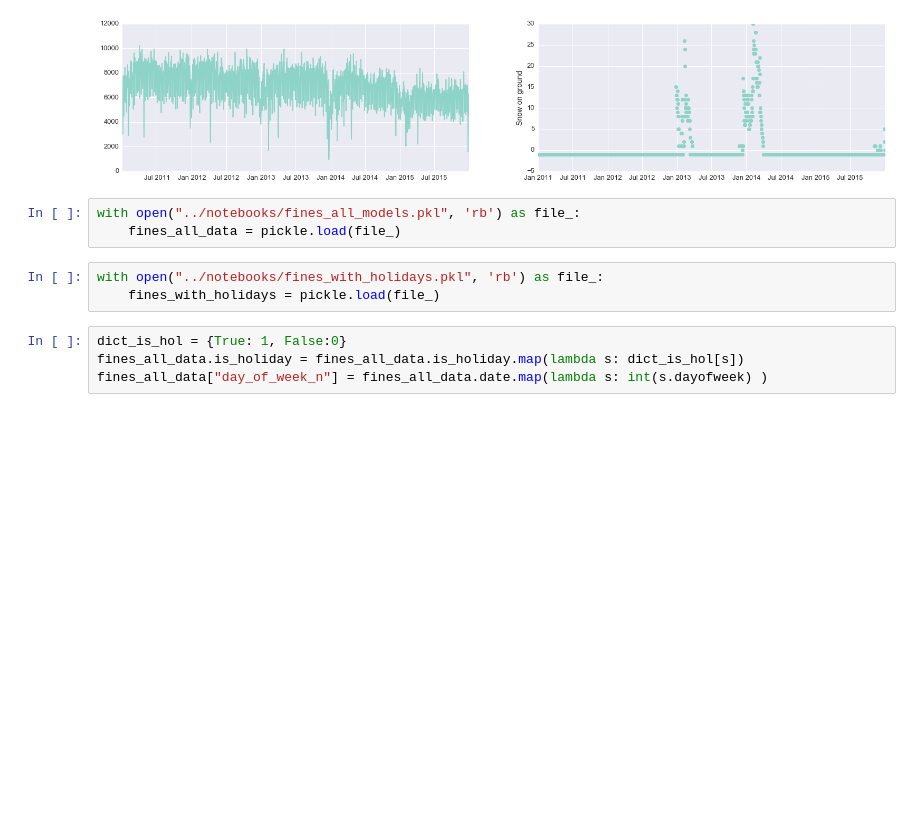
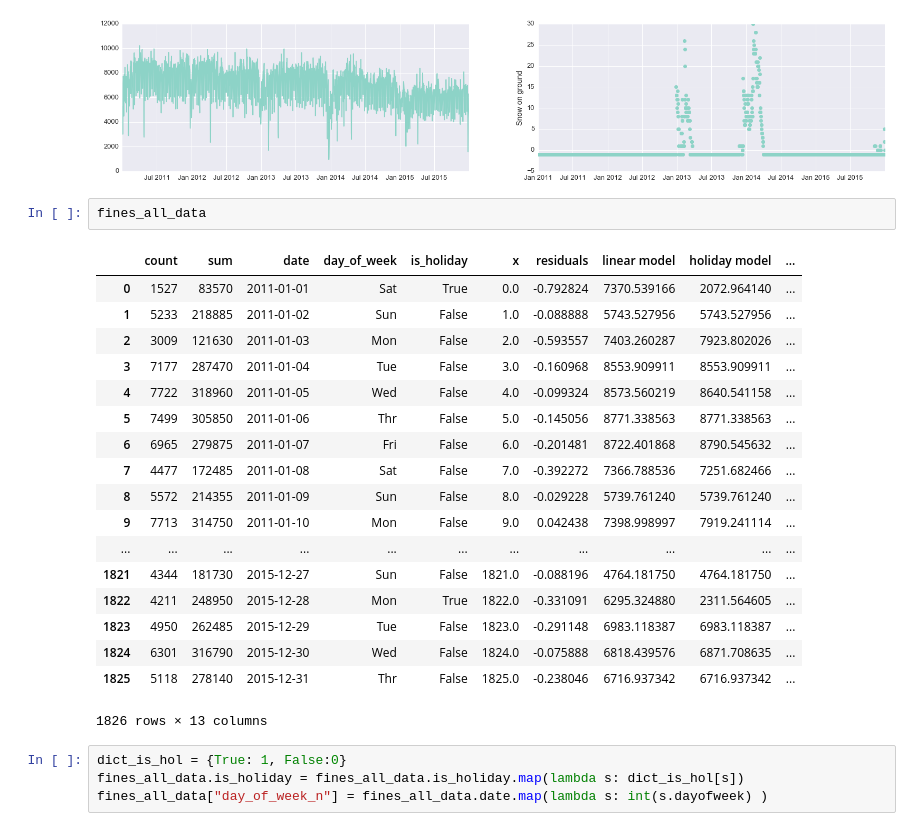
Before and after one commit to ppontem/hackondata, a Jupyter notebook: notebooks/Visualizations_and_weather.ipynb, the cells around one changed output. Drawn from its saved outputs; the diff is of its cells as text; blank space fills up the shorter version.

```diff
--- a/notebooks/Visualizations_and_weather.ipynb
+++ b/notebooks/Visualizations_and_weather.ipynb
@@ -128,12 +134,27 @@ plt.ylabel("Snow on ground")
 # %% [output]
 <matplotlib.text.Text at 0x...>
 [figure]
-# %%
-with open("../notebooks/fines_all_models.pkl", 'rb') as file_:
-    fines_all_data = pickle.load(file_)
-# %%
-with open("../notebooks/fines_with_holidays.pkl", 'rb') as file_:
-    fines_with_holidays = pickle.load(file_)
+# %%
+fines_all_data
+# %% [output]
+|  | count | sum | date | day_of_week | is_holiday | x | residuals | linear model | holiday model | ... |
+| 0 | 1527 | 83570 | 2011-01-01 | Sat | True | 0.0 | -0.792824 | 7370.539166 | 2072.964140 | ... |
+| 1 | 5233 | 218885 | 2011-01-02 | Sun | False | 1.0 | -0.088888 | 5743.527956 | 5743.527956 | ... |
+| 2 | 3009 | 121630 | 2011-01-03 | Mon | False | 2.0 | -0.593557 | 7403.260287 | 7923.802026 | ... |
+| 3 | 7177 | 287470 | 2011-01-04 | Tue | False | 3.0 | -0.160968 | 8553.909911 | 8553.909911 | ... |
+| 4 | 7722 | 318960 | 2011-01-05 | Wed | False | 4.0 | -0.099324 | 8573.560219 | 8640.541158 | ... |
+| 5 | 7499 | 305850 | 2011-01-06 | Thr | False | 5.0 | -0.145056 | 8771.338563 | 8771.338563 | ... |
+| 6 | 6965 | 279875 | 2011-01-07 | Fri | False | 6.0 | -0.201481 | 8722.401868 | 8790.545632 | ... |
+| 7 | 4477 | 172485 | 2011-01-08 | Sat | False | 7.0 | -0.392272 | 7366.788536 | 7251.682466 | ... |
+| 8 | 5572 | 214355 | 2011-01-09 | Sun | False | 8.0 | -0.029228 | 5739.761240 | 5739.761240 | ... |
+| 9 | 7713 | 314750 | 2011-01-10 | Mon | False | 9.0 | 0.042438 | 7398.998997 | 7919.241114 | ... |
+| ... | ... | ... | ... | ... | ... | ... | ... | ... | ... | ... |
+| 1821 | 4344 | 181730 | 2015-12-27 | Sun | False | 1821.0 | -0.088196 | 4764.181750 | 4764.181750 | ... |
+| 1822 | 4211 | 248950 | 2015-12-28 | Mon | True | 1822.0 | -0.331091 | 6295.324880 | 2311.564605 | ... |
+| 1823 | 4950 | 262485 | 2015-12-29 | Tue | False | 1823.0 | -0.291148 | 6983.118387 | 6983.118387 | ... |
+| 1824 | 6301 | 316790 | 2015-12-30 | Wed | False | 1824.0 | -0.075888 | 6818.439576 | 6871.708635 | ... |
+| 1825 | 5118 | 278140 | 2015-12-31 | Thr | False | 1825.0 | -0.238046 | 6716.937342 | 6716.937342 | ... |
+1826 rows × 13 columns
 # %%
 dict_is_hol = {True: 1, False:0}
 fines_all_data.is_holiday = fines_all_data.is_holiday.map(lambda s: dict_is_hol[s])
```
Also changed, not shown: parts of 12 cells of this notebook.
